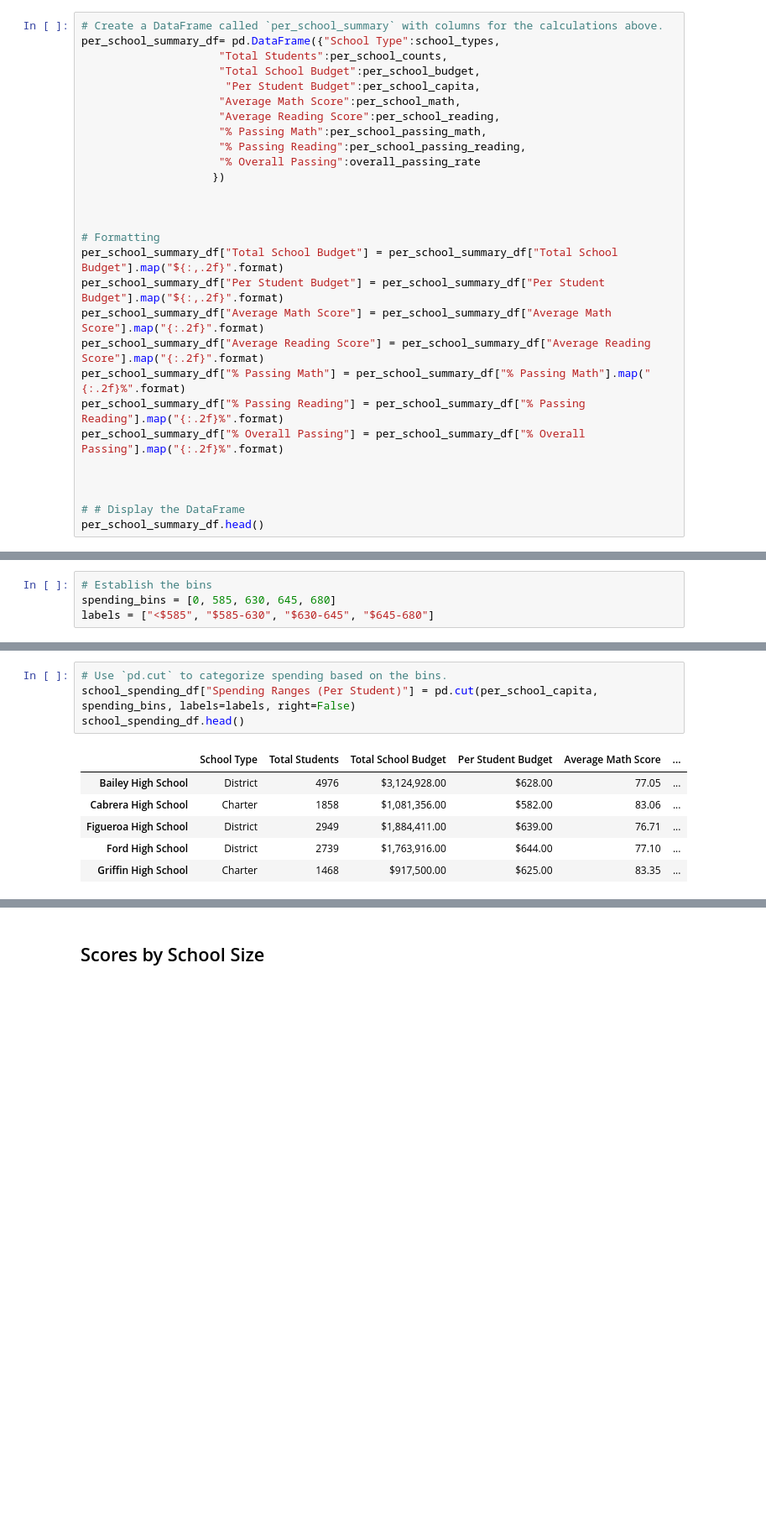
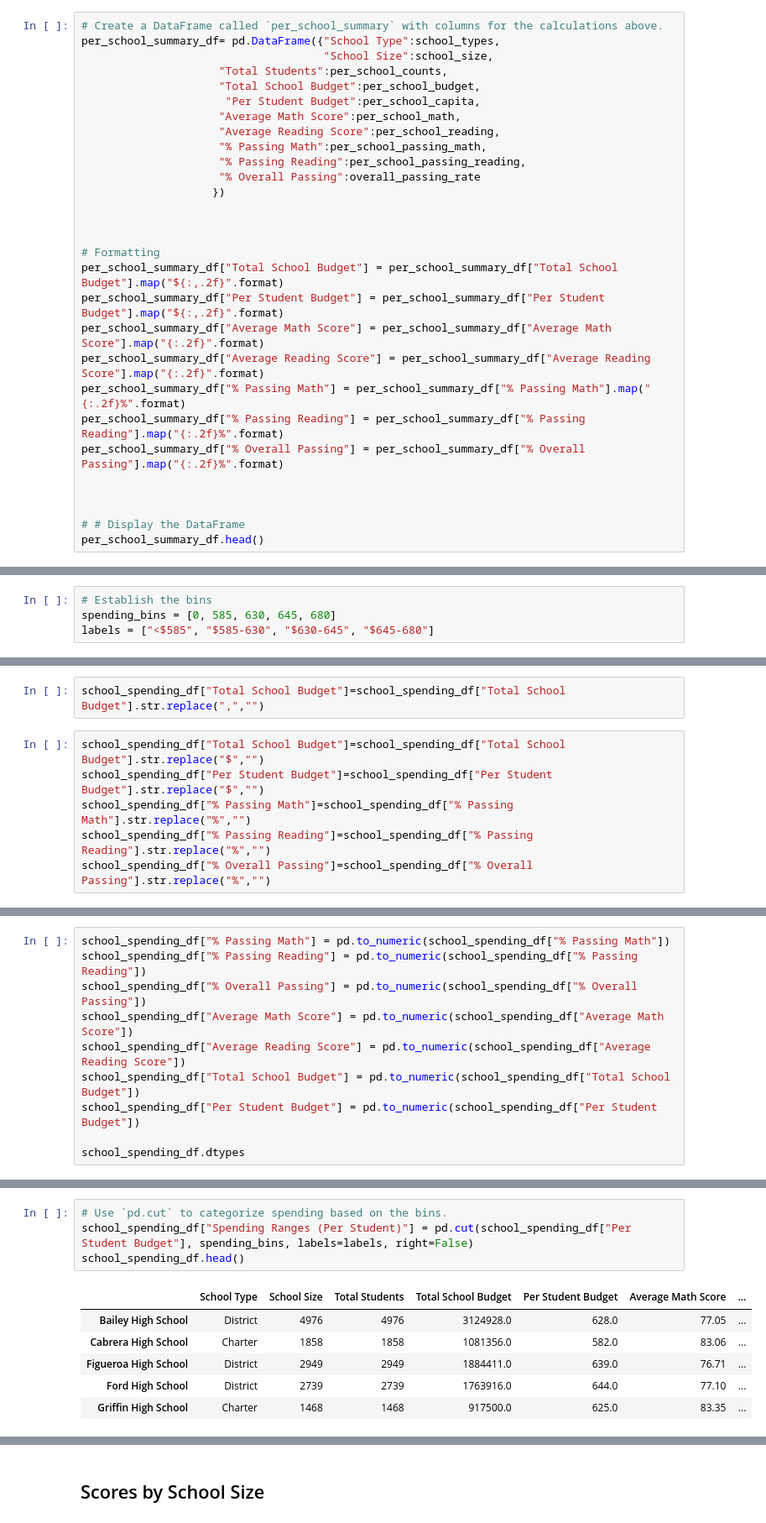
Before and after one commit to minmincg/pandas-challenge, a Jupyter notebook: PyCitySchools_starter.ipynb, the cells around one changed output, grey strips where cells are left out. Shown at 84% size. Cells and saved outputs as stored; diff of their text form; blank space fills up the shorter version.

```diff
--- a/PyCitySchools_starter.ipynb
+++ b/PyCitySchools_starter.ipynb
@@ -274,6 +295,7 @@ dtype: float64
 # %%
 # Create a DataFrame called `per_school_summary` with columns for the calculations above.
 per_school_summary_df= pd.DataFrame({"School Type":school_types,
+                                     "School Size":school_size,
                      "Total Students":per_school_counts,
                      "Total School Budget":per_school_budget,
                       "Per Student Budget":per_school_capita,
@@ -443,0 +472,8 @@ school_spending_df.head()
+# %%
+school_spending_df["Total School Budget"]=school_spending_df["Total School Budget"].str.replace(",","")
+# %%
+school_spending_df["Total School Budget"]=school_spending_df["Total School Budget"].str.replace("$","")
+school_spending_df["Per Student Budget"]=school_spending_df["Per Student Budget"].str.replace("$","")
+school_spending_df["% Passing Math"]=school_spending_df["% Passing Math"].str.replace("%","")
+school_spending_df["% Passing Reading"]=school_spending_df["% Passing Reading"].str.replace("%","")
+school_spending_df["% Overall Passing"]=school_spending_df["% Overall Passing"].str.replace("%","")
@@ -443,0 +489,10 @@ school_spending_df.head()
+# %%
+school_spending_df["% Passing Math"] = pd.to_numeric(school_spending_df["% Passing Math"])
+school_spending_df["% Passing Reading"] = pd.to_numeric(school_spending_df["% Passing Reading"])
+school_spending_df["% Overall Passing"] = pd.to_numeric(school_spending_df["% Overall Passing"])
+school_spending_df["Average Math Score"] = pd.to_numeric(school_spending_df["Average Math Score"])
+school_spending_df["Average Reading Score"] = pd.to_numeric(school_spending_df["Average Reading Score"])
+school_spending_df["Total School Budget"] = pd.to_numeric(school_spending_df["Total School Budget"])
+school_spending_df["Per Student Budget"] = pd.to_numeric(school_spending_df["Per Student Budget"])
+
+school_spending_df.dtypes
@@ -444,11 +511,11 @@ school_spending_df.head()
 # %%
 # Use `pd.cut` to categorize spending based on the bins.
-school_spending_df["Spending Ranges (Per Student)"] = pd.cut(per_school_capita, spending_bins, labels=labels, right=False)
+school_spending_df["Spending Ranges (Per Student)"] = pd.cut(school_spending_df["Per Student Budget"], spending_bins, labels=labels, right=False)
 school_spending_df.head()
 # %% [output]
-|  | School Type | Total Students | Total School Budget | Per Student Budget | Average Math Score | ... |
-| Bailey High School | District | 4976 | $3,124,928.00 | $628.00 | 77.05 | ... |
-| Cabrera High School | Charter | 1858 | $1,081,356.00 | $582.00 | 83.06 | ... |
-| Figueroa High School | District | 2949 | $1,884,411.00 | $639.00 | 76.71 | ... |
-| Ford High School | District | 2739 | $1,763,916.00 | $644.00 | 77.10 | ... |
-| Griffin High School | Charter | 1468 | $917,500.00 | $625.00 | 83.35 | ... |
+|  | School Type | School Size | Total Students | Total School Budget | Per Student Budget | Average Math Score | ... |
+| Bailey High School | District | 4976 | 4976 | 3124928.0 | 628.0 | 77.05 | ... |
+| Cabrera High School | Charter | 1858 | 1858 | 1081356.0 | 582.0 | 83.06 | ... |
+| Figueroa High School | District | 2949 | 2949 | 1884411.0 | 639.0 | 76.71 | ... |
+| Ford High School | District | 2739 | 2739 | 1763916.0 | 644.0 | 77.10 | ... |
+| Griffin High School | Charter | 1468 | 1468 | 917500.0 | 625.0 | 83.35 | ... |
```
Also changed, not shown: parts of 22 cells of this notebook.
